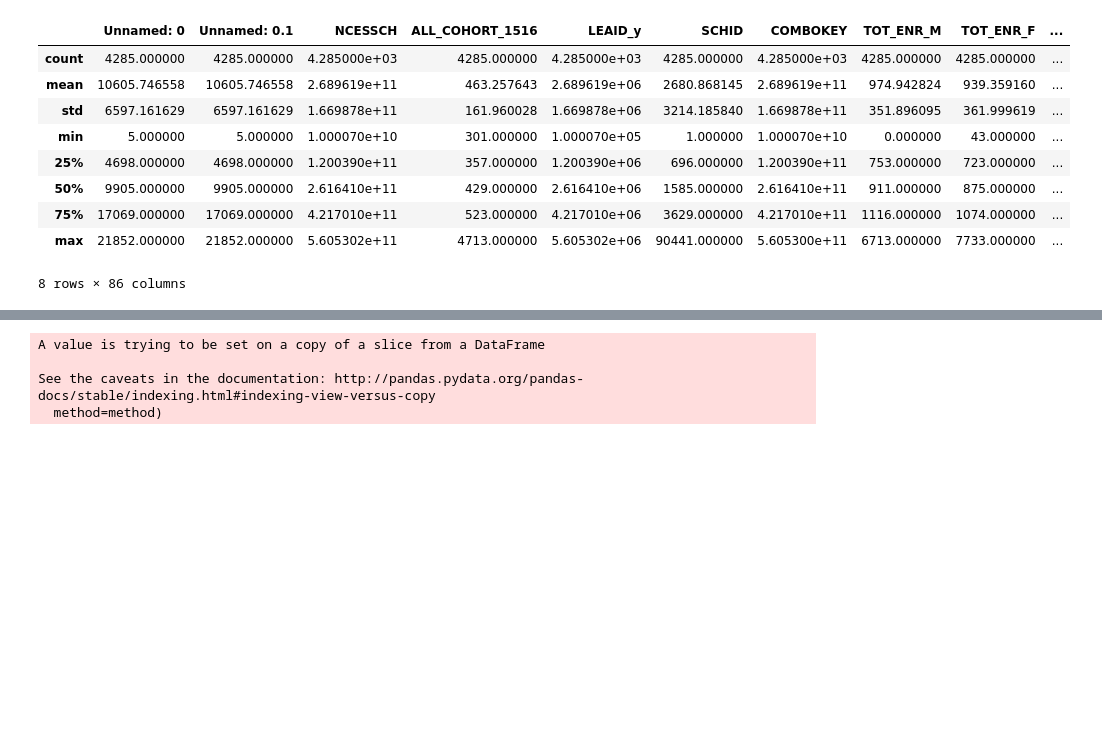
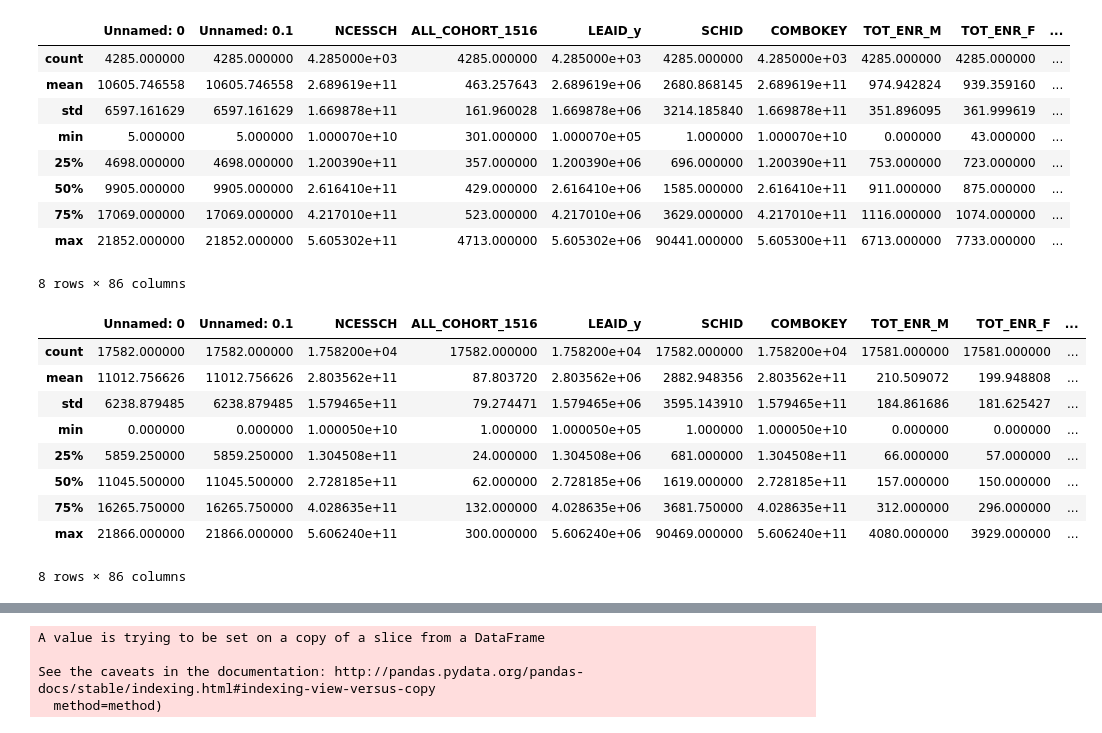
Before and after one commit to hlevymyers/absenteeism_project, a Jupyter notebook: notebooks/Big_and_Small_Schools_EDA.ipynb, the cells around one changed output, grey strips where cells are left out. Saved outputs shown, nothing was run; the diff lists cells and outputs as text; code cells hidden in the pictures; blank space fills up the shorter version.

```diff
--- a/notebooks/Big_and_Small_Schools_EDA.ipynb
+++ b/notebooks/Big_and_Small_Schools_EDA.ipynb
@@ -148,3 +142,16 @@ large.describe()
 | 75% | 17069.000000 | 17069.000000 | 4.217010e+11 | 523.000000 | 4.217010e+06 | 3629.000000 | 4.217010e+11 | 1116.000000 | 1074.000000 | ... |
 | max | 21852.000000 | 21852.000000 | 5.605302e+11 | 4713.000000 | 5.605302e+06 | 90441.000000 | 5.605300e+11 | 6713.000000 | 7733.000000 | ... |
 8 rows × 86 columns
+# %%
+small.describe()
+# %% [output]
+|  | Unnamed: 0 | Unnamed: 0.1 | NCESSCH | ALL_COHORT_1516 | LEAID_y | SCHID | COMBOKEY | TOT_ENR_M | TOT_ENR_F | ... |
+| count | 17582.000000 | 17582.000000 | 1.758200e+04 | 17582.000000 | 1.758200e+04 | 17582.000000 | 1.758200e+04 | 17581.000000 | 17581.000000 | ... |
+| mean | 11012.756626 | 11012.756626 | 2.803562e+11 | 87.803720 | 2.803562e+06 | 2882.948356 | 2.803562e+11 | 210.509072 | 199.948808 | ... |
+| std | 6238.879485 | 6238.879485 | 1.579465e+11 | 79.274471 | 1.579465e+06 | 3595.143910 | 1.579465e+11 | 184.861686 | 181.625427 | ... |
+| min | 0.000000 | 0.000000 | 1.000050e+10 | 1.000000 | 1.000050e+05 | 1.000000 | 1.000050e+10 | 0.000000 | 0.000000 | ... |
+| 25% | 5859.250000 | 5859.250000 | 1.304508e+11 | 24.000000 | 1.304508e+06 | 681.000000 | 1.304508e+11 | 66.000000 | 57.000000 | ... |
+| 50% | 11045.500000 | 11045.500000 | 2.728185e+11 | 62.000000 | 2.728185e+06 | 1619.000000 | 2.728185e+11 | 157.000000 | 150.000000 | ... |
+| 75% | 16265.750000 | 16265.750000 | 4.028635e+11 | 132.000000 | 4.028635e+06 | 3681.750000 | 4.028635e+11 | 312.000000 | 296.000000 | ... |
+| max | 21866.000000 | 21866.000000 | 5.606240e+11 | 300.000000 | 5.606240e+06 | 90469.000000 | 5.606240e+11 | 4080.000000 | 3929.000000 | ... |
+8 rows × 86 columns
```
Also changed, not shown: parts of 18 cells of this notebook, 4 other files.
